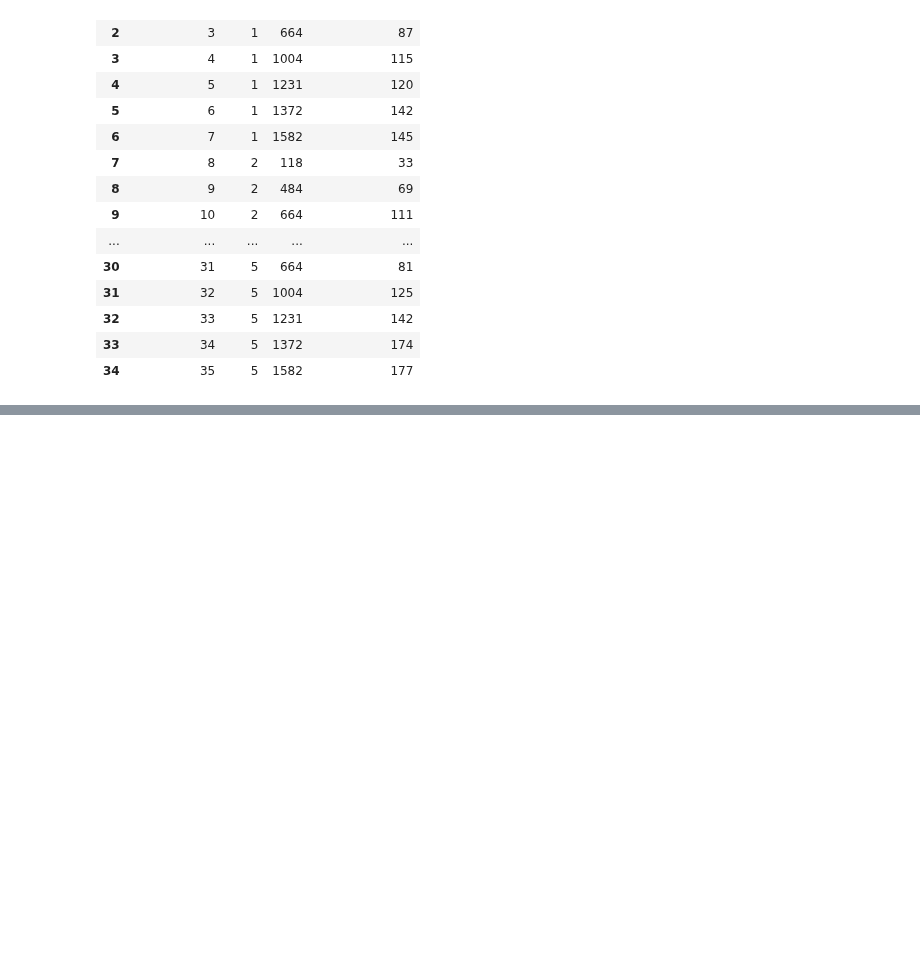
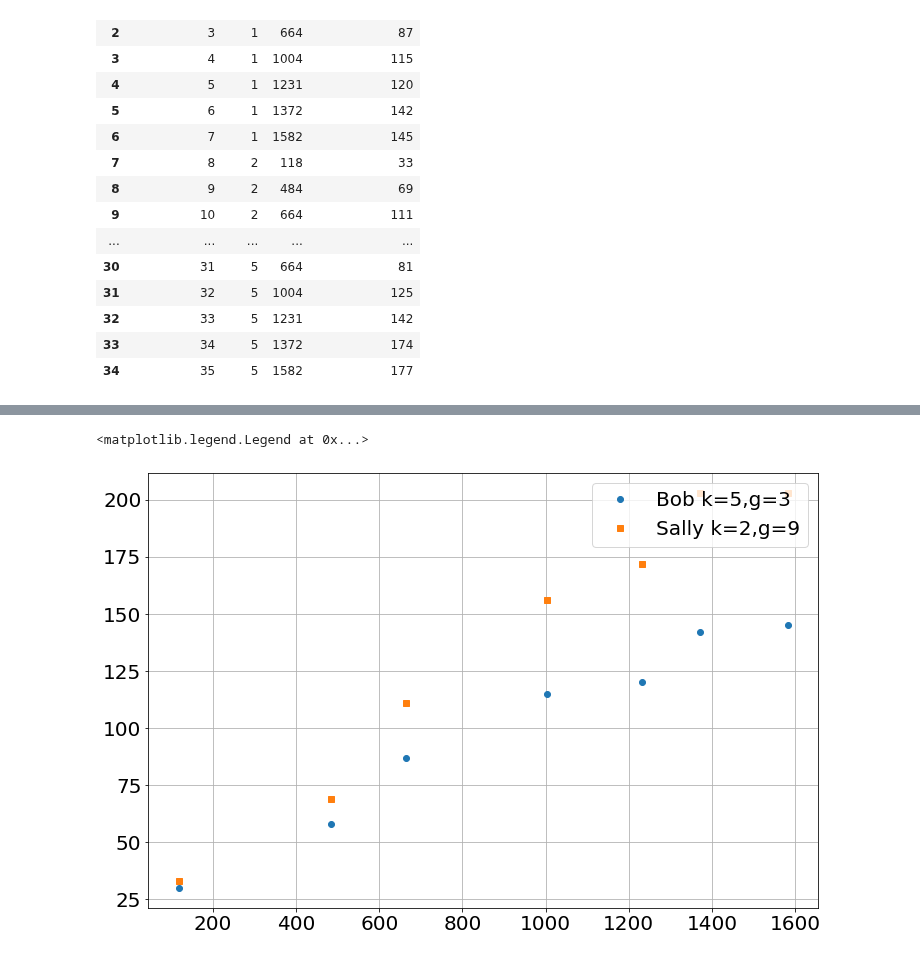
Before and after one commit to bblais/Computer-Programming-for-the-Sciences-Spring-2022, a Jupyter notebook: Sprint #1 - Algorithms and Simulation/2022-02-17 - Misc for Demo.ipynb, the cells around one changed output, grey strips where cells are left out. Drawn from its saved outputs; the diff is of its cells as text; code cells hidden in the pictures; blank space fills up the shorter version.

```diff
--- a/Sprint #1 - Algorithms and Simulation/2022-02-17 - Misc for Demo.ipynb
+++ b/Sprint #1 - Algorithms and Simulation/2022-02-17 - Misc for Demo.ipynb
@@ -59,0 +97,22 @@ plot(x,y,'s')
+# %%
+k=5
+g=3
+
+x=data[data['Tree']==1]['age']
+y=data[data['Tree']==1]['circumference']
+
+plot(x,y,'o',label=f"Bob k={k},g={g}")
+
+
+k=2
+g=9
+
+x=data[data['Tree']==2]['age']
+y=data[data['Tree']==2]['circumference']
+
+plot(x,y,'s',label=f"Sally k={k},g={g}")
+
+legend(loc='upper right')
+# %% [output]
+<matplotlib.legend.Legend at 0x...>
+[figure, added]
```
Also changed, not shown: parts of 3 cells of this notebook, 1 other file.
